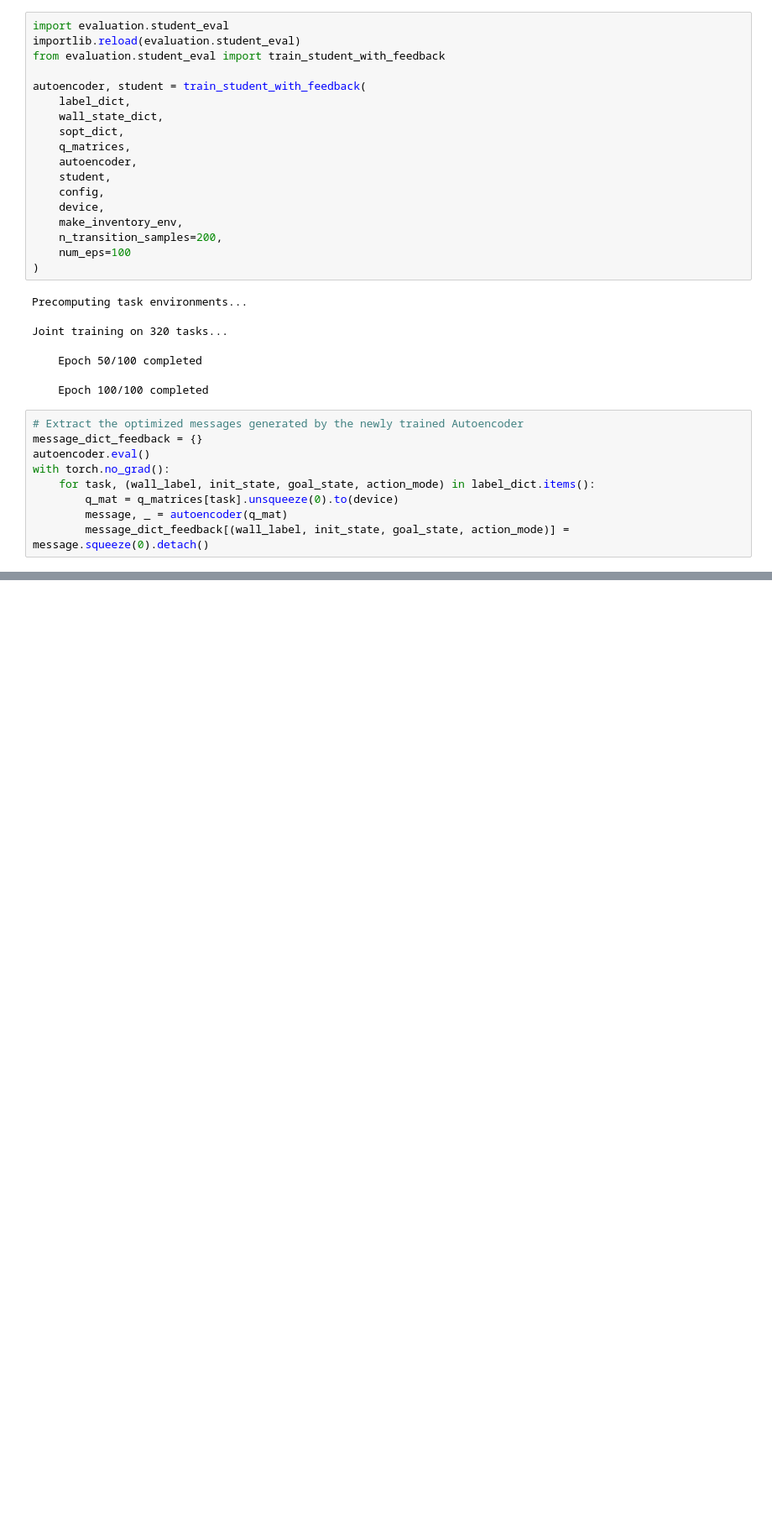
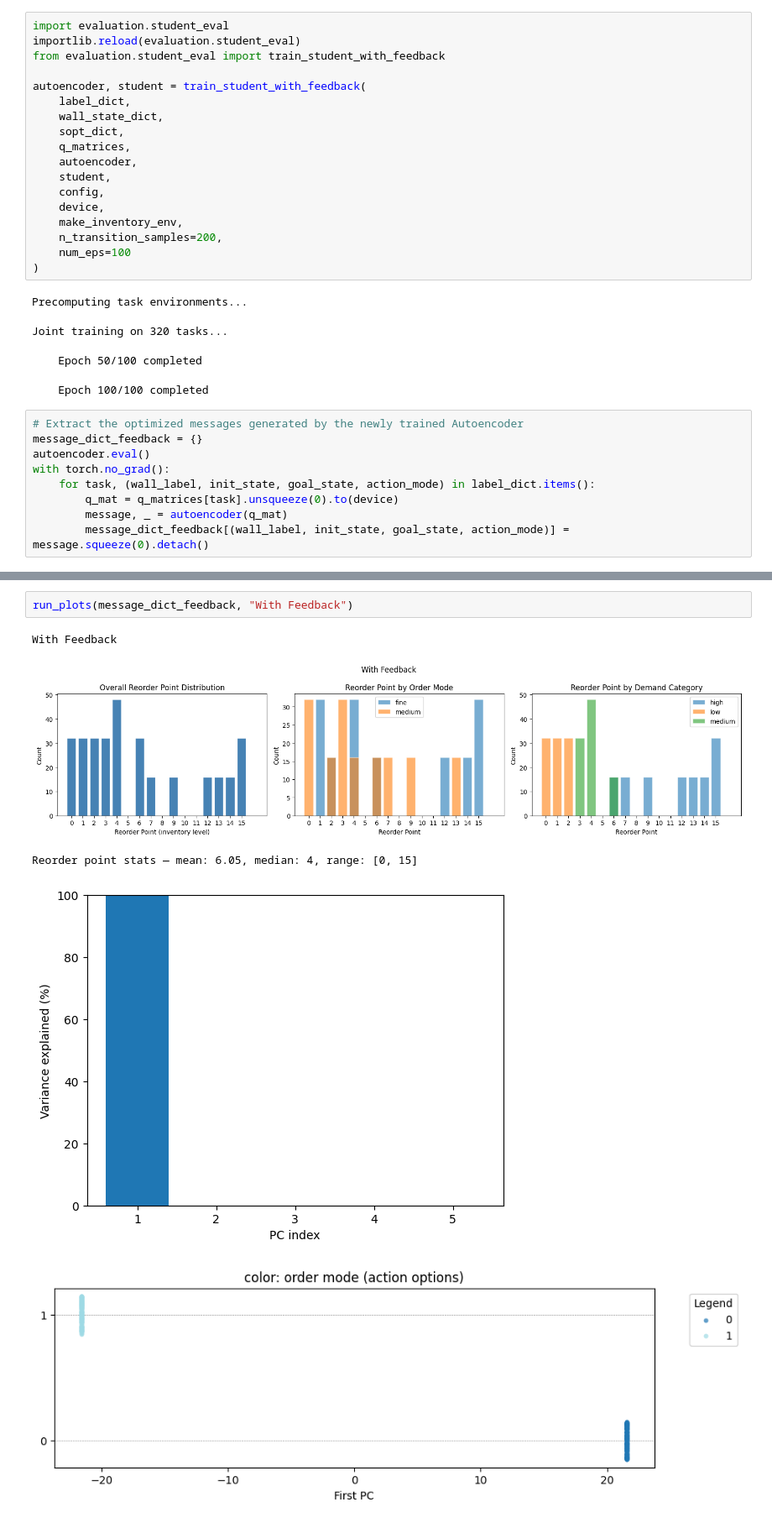
Before and after one commit to keverage-guan/cos435_final_project, a Jupyter notebook: language_emergence/src/models/inventory_sae_test.ipynb, the cells around one changed output, grey strips where cells are left out. Shown at 84% size. Cells and saved outputs as stored; diff of their text form; blank space fills up the shorter version.

```diff
--- a/language_emergence/src/models/inventory_sae_test.ipynb
+++ b/language_emergence/src/models/inventory_sae_test.ipynb
@@ -292,0 +272,8 @@ plot_pca_1d_by_label(pca_result, target_inv_labels, "color: reorder point (targe
+# %%
+run_plots(message_dict_feedback, "With Feedback")
+# %% [output]
+With Feedback
+[figure, added]
+Reorder point stats — mean: 6.05, median: 4, range: [0, 15]
+[figure, added]
+[figure, added]
```
Also changed, not shown: parts of 8 cells of this notebook, 24 other files.
